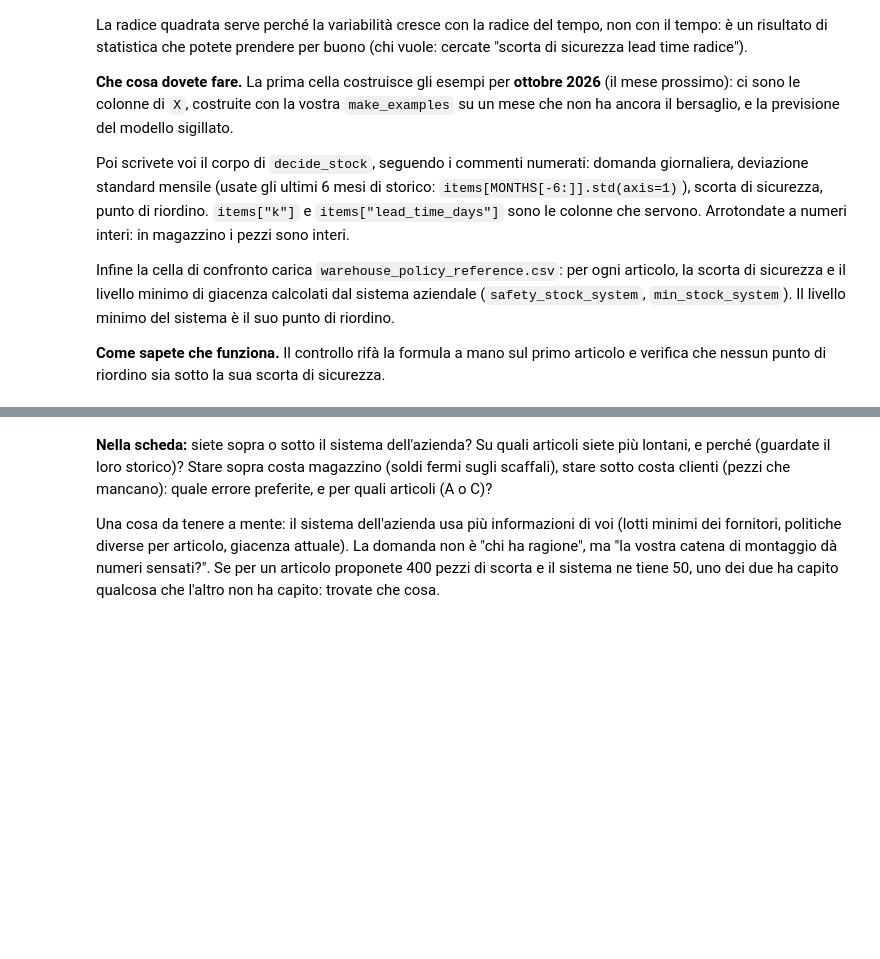
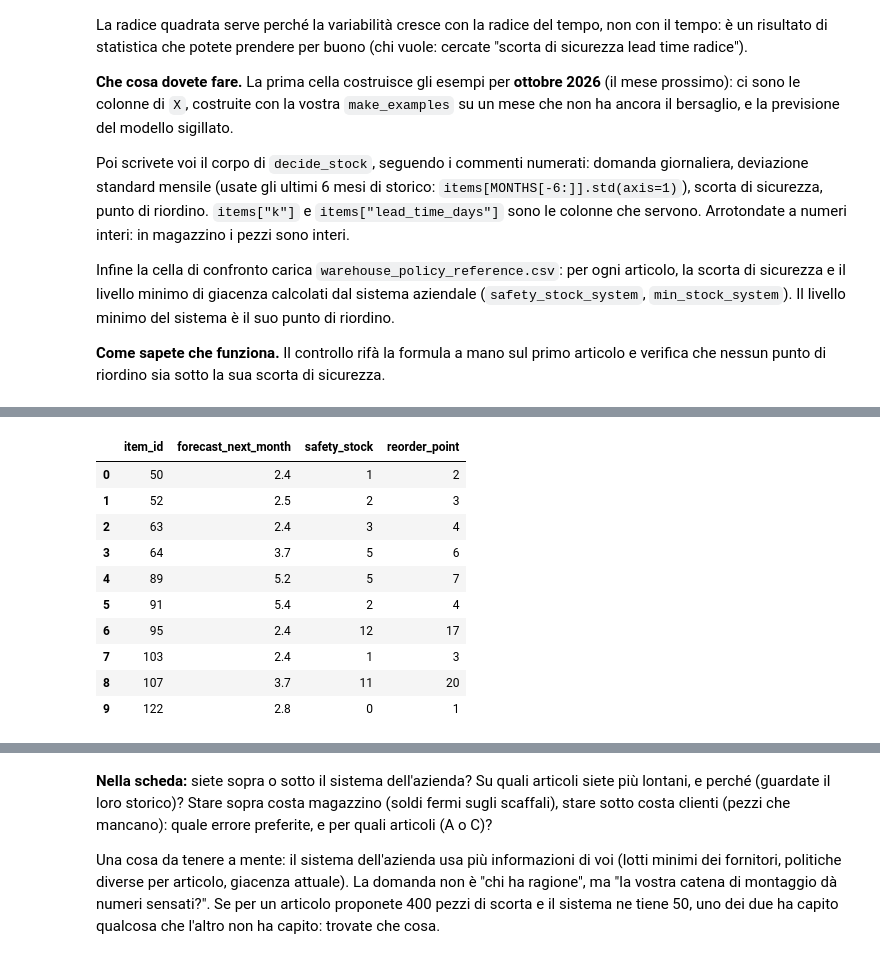
Before and after one commit to lucasandersoncorreia-dotcom/progetto-machine-learning, a Jupyter notebook: project_work_2_building_blocks.ipynb, the cells around one changed output, grey strips where cells are left out. Saved outputs shown, nothing was run; the diff lists cells and outputs as text; code cells hidden in the pictures; blank space fills up the shorter version.

```diff
--- a/project_work_2_building_blocks.ipynb
+++ b/project_work_2_building_blocks.ipynb
@@ -381,7 +441,7 @@ tolgo il segno, e faccio la media. Si legge in **pezzi**: "sbagliamo in media di
 def baseline_predict(X):
     # la previsione è la media dei 3 mesi precedenti, riga per riga
     three_months = X[["lag_1", "lag_2", "lag_3"]]
-    prediction = FILL_ME     # scrivete: la media delle tre colonne, calcolata per ogni riga
+    prediction = three_months.mean(axis=1)
     return prediction
 
 
@@ -426,20 +490,23 @@ Se vince la baseline ve lo dice: non è un errore, è un risultato, e va scritto
 # %%
 def train_model(model, X_train, y_train):
     # addestro il modello sugli esempi di train
-    FILL_ME     # scrivete: l'istruzione che addestra il modello
+    model.fit(X_train, y_train)
     return model
 
 
 def evaluate_model(model, X_test, y_test):
     # chiedo al modello la previsione e la confronto con la realtà
     prediction = model.predict(X_test)
-    mae = FILL_ME     # scrivete: l'errore assoluto medio tra la realtà e la previsione
+    mae = mean_absolute_error(y_test, prediction)
     return mae
 
 
 candidate_models = {
-    # --- scrivete voi: almeno 4 modelli da almeno 3 lezioni diverse ---
-    # formato:  "nome che volete dare": Modello(parametri),
+    # --- 4 modelli da 3 lezioni diverse ---
+    "Linear Regression": LinearRegression(),
+    "kNN (k=5)": KNeighborsRegressor(n_neighbors=5),
+    "Decision Tree": DecisionTreeRegressor(max_depth=5, random_state=42),
+    "Random Forest": RandomForestRegressor(n_estimators=100, max_depth=5, random_state=42),
 }
 
 results = []
@@ -503,7 +579,7 @@ Chiede una misura "più alta è meglio", quindi la MAE si passa come `neg_mean_a
 # %%
 def choose_hyperparameters(model, parameter_grid, X_train, y_train):
     # provo tutte le combinazioni della griglia, con 5 parti di cross-validation sul train, misurando la MAE
-    search = FILL_ME     # scrivete: la ricerca a griglia con 5 parti e la MAE come misura (con il segno meno)
+    search = GridSearchCV(model, parameter_grid, cv=5, scoring="neg_mean_absolute_error")
     search.fit(X_train, y_train)
 
     best_mae_cv = -search.best_score_
@@ -513,7 +589,8 @@ def choose_hyperparameters(model, parameter_grid, X_train, y_train):
 searches = {
     # formato:  "nome": (Modello(), {"iperparametro": [valori da provare]}),
     "kNN": (KNeighborsRegressor(), {"n_neighbors": [3, 5, 10, 15, 25, 40]}),
-    # --- scrivete voi: almeno un altro modello con la sua griglia ---
+    "Decision Tree": (DecisionTreeRegressor(random_state=42), {"max_depth": [3, 5, 10, 15, 20]}),
+    "Random Forest": (RandomForestRegressor(random_state=42), {"n_estimators": [50, 100, 200], "max_depth": [3, 5, 10]}),
 }
 
 tuned_models = {}
@@ -558,8 +650,8 @@ Da questo momento il modello è **sigillato**: non si cambia più. Venerdì lo p
 L'ultima cella stampa il **miglioramento rispetto alla baseline in percentuale**: scrivetelo alla lavagna con il nome del gruppo e della famiglia.
 # %%
 # il modello scelto dal gruppo (cambiate la riga qui sotto)
-chosen_model = tuned_models["kNN"]     # <- il vostro modello, oppure None per usare la baseline
-chosen_model_name = "kNN con k scelto in cross-validation"     # <- e il suo nome
+chosen_model = tuned_models["Random Forest"]     # <- il vostro modello, oppure None per usare la baseline
+chosen_model_name = "Random Forest con iperparametri scelti in cross-validation"     # <- e il suo nome
 
 if chosen_model is None:
     chosen_mae = baseline_mae
@@ -766,25 +886,42 @@ next_month[["item_id", "forecast_next_month"]].head()
 # %%
 def decide_stock(next_month, items):
     decision = pd.DataFrame()
     decision["item_id"] = items["item_id"]
     decision["forecast_next_month"] = next_month["forecast_next_month"]
 
-    # --- scrivete voi ---
     # 1. domanda giornaliera: previsione del mese prossimo diviso 30
+    daily_demand = decision["forecast_next_month"] / 30
 
     # 2. deviazione standard mensile: sugli ultimi 6 mesi di storico, riga per riga
+    std_monthly = items[MONTHS[-6:]].std(axis=1).fillna(0).values
 
     # 3. scorta di sicurezza: k x deviazione standard x radice(lead time / 30)
+    ss = items["k"].values * std_monthly * np.sqrt(items["lead_time_days"].values / 30)
 
     # 4. punto di riordino: domanda giornaliera x lead time + scorta di sicurezza
+    rop = daily_demand.values * items["lead_time_days"].values + ss
 
-    # 5. mettete i due numeri, arrotondati a interi, nelle colonne "safety_stock" e "reorder_point" di decision
+    # 5. arrotondo a interi e salvo
+    decision["safety_stock"] = np.round(ss).astype(int)
+    decision["reorder_point"] = np.round(rop).astype(int)
 
     return decision
 
 
 decision = decide_stock(next_month, items)
 decision.head(10)
+# %% [output]
+|  | item_id | forecast_next_month | safety_stock | reorder_point |
+| 0 | 50 | 2.4 | 1 | 2 |
+| 1 | 52 | 2.5 | 2 | 3 |
+| 2 | 63 | 2.4 | 3 | 4 |
+| 3 | 64 | 3.7 | 5 | 6 |
+| 4 | 89 | 5.2 | 5 | 7 |
+| 5 | 91 | 5.4 | 2 | 4 |
+| 6 | 95 | 2.4 | 12 | 17 |
+| 7 | 103 | 2.4 | 1 | 3 |
+| 8 | 107 | 3.7 | 11 | 20 |
+| 9 | 122 | 2.8 | 0 | 1 |
 # %%
 # --- Controllo blocco 8 ---
 assert "safety_stock" in decision.columns and "reorder_point" in decision.columns, "Mancano le colonne safety_stock e reorder_point"
```
Also changed, not shown: parts of 23 cells of this notebook, 3 other files.
